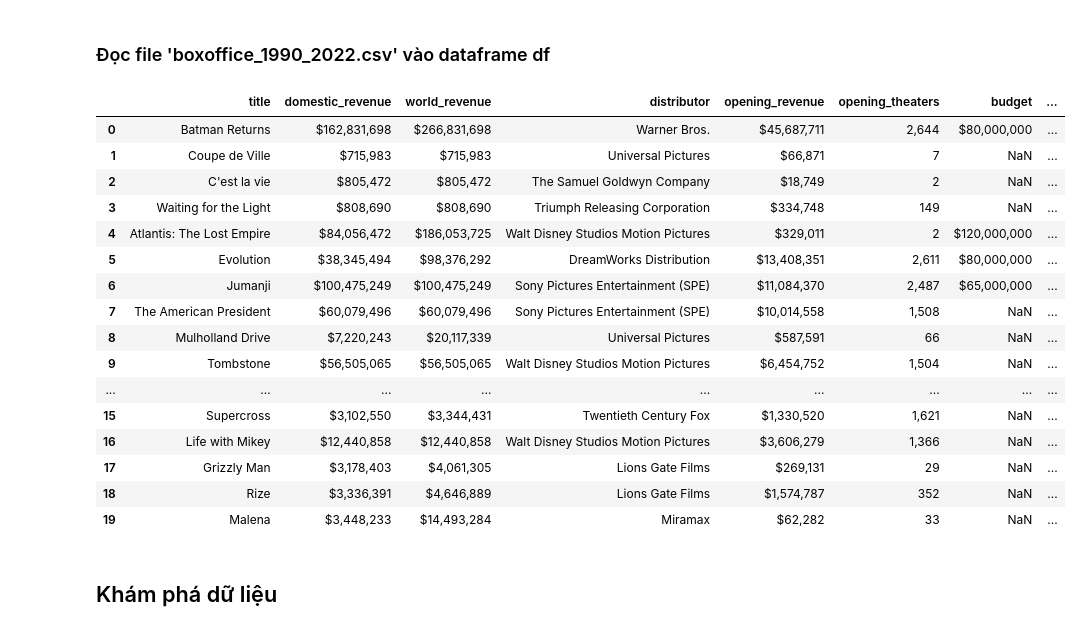
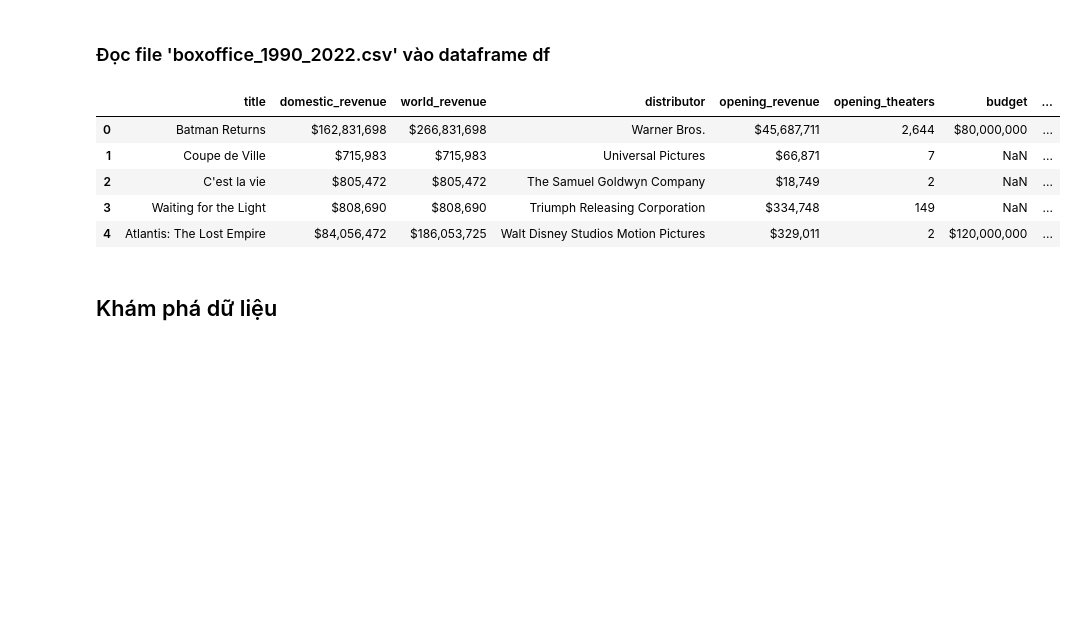
Before and after one commit to NguyenQuocHung47/Intro2DS-PJ1, a Jupyter notebook: KhamPha_TienXuLy.ipynb, the cells around one changed output. Saved outputs shown, nothing was run; the diff lists cells and outputs as text; code cells hidden in the pictures; blank space fills up the shorter version.

```diff
--- a/KhamPha_TienXuLy.ipynb
+++ b/KhamPha_TienXuLy.ipynb
@@ -35,25 +35,14 @@ sys.executable
 # %%
 df = pd.read_csv(
     './boxoffice_crawler/boxoffice_crawler/boxoffice_1990_2022.csv', encoding='latin1')
-df.head(20)
+df.head(5)
 # %% [output]
 |  | title | domestic_revenue | world_revenue | distributor | opening_revenue | opening_theaters | budget | ... |
 | 0 | Batman Returns | $162,831,698 | $266,831,698 | Warner Bros. | $45,687,711 | 2,644 | $80,000,000 | ... |
 | 1 | Coupe de Ville | $715,983 | $715,983 | Universal Pictures | $66,871 | 7 | NaN | ... |
 | 2 | C'est la vie | $805,472 | $805,472 | The Samuel Goldwyn Company | $18,749 | 2 | NaN | ... |
 | 3 | Waiting for the Light | $808,690 | $808,690 | Triumph Releasing Corporation | $334,748 | 149 | NaN | ... |
 | 4 | Atlantis: The Lost Empire | $84,056,472 | $186,053,725 | Walt Disney Studios Motion Pictures | $329,011 | 2 | $120,000,000 | ... |
-| 5 | Evolution | $38,345,494 | $98,376,292 | DreamWorks Distribution | $13,408,351 | 2,611 | $80,000,000 | ... |
-| 6 | Jumanji | $100,475,249 | $100,475,249 | Sony Pictures Entertainment (SPE) | $11,084,370 | 2,487 | $65,000,000 | ... |
-| 7 | The American President | $60,079,496 | $60,079,496 | Sony Pictures Entertainment (SPE) | $10,014,558 | 1,508 | NaN | ... |
-| 8 | Mulholland Drive | $7,220,243 | $20,117,339 | Universal Pictures | $587,591 | 66 | NaN | ... |
-| 9 | Tombstone | $56,505,065 | $56,505,065 | Walt Disney Studios Motion Pictures | $6,454,752 | 1,504 | NaN | ... |
-| ... | ... | ... | ... | ... | ... | ... | ... | ... |
-| 15 | Supercross | $3,102,550 | $3,344,431 | Twentieth Century Fox | $1,330,520 | 1,621 | NaN | ... |
-| 16 | Life with Mikey | $12,440,858 | $12,440,858 | Walt Disney Studios Motion Pictures | $3,606,279 | 1,366 | NaN | ... |
-| 17 | Grizzly Man | $3,178,403 | $4,061,305 | Lions Gate Films | $269,131 | 29 | NaN | ... |
-| 18 | Rize | $3,336,391 | $4,646,889 | Lions Gate Films | $1,574,787 | 352 | NaN | ... |
-| 19 | Malena | $3,448,233 | $14,493,284 | Miramax | $62,282 | 33 | NaN | ... |
 # %% [markdown]
 ## Khám phá dữ liệu
 # %% [markdown]
```
Also changed, not shown: 1 other file.
